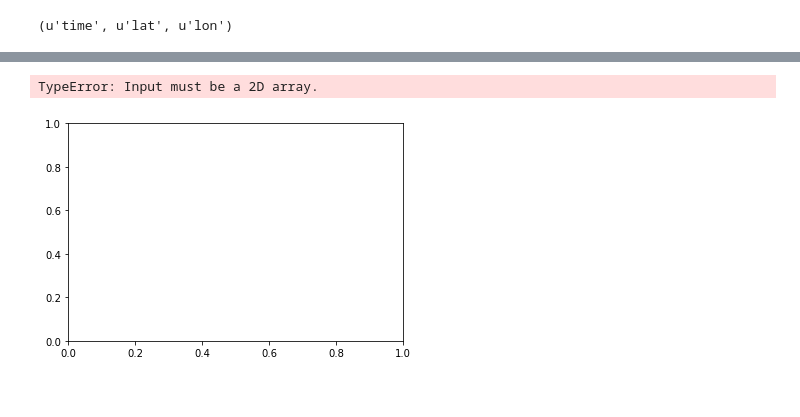
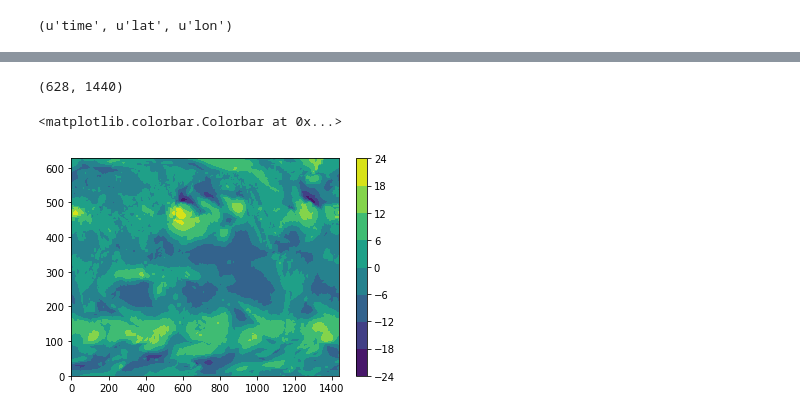
Before and after one commit to Rrogerwu/expansion_fans, a Jupyter notebook: src/Wind_data_ccmp.ipynb, the cells around one changed output, grey strips where cells are left out. Cells and saved outputs as stored; diff of their text form; code cells hidden in the pictures.

```diff
--- a/src/Wind_data_ccmp.ipynb
+++ b/src/Wind_data_ccmp.ipynb
@@ -25,5 +37,12 @@ uwnd = nc.variables['uwnd'][:]
+# %%
+u_mean = np.ma.mean(uwnd,axis = 0)
+# %%
+u_mean.shape
+# %% [output]
+(628, 1440)
 # %%
-plt.contourf(uwnd)
+plt.contourf(u_mean)
+plt.colorbar()
 # %% [output]
-TypeError: Input must be a 2D array.
+<matplotlib.colorbar.Colorbar at 0x...>
-[figure, old version]
+[figure, new version]
```
Also changed, not shown: parts of 3 cells of this notebook.
